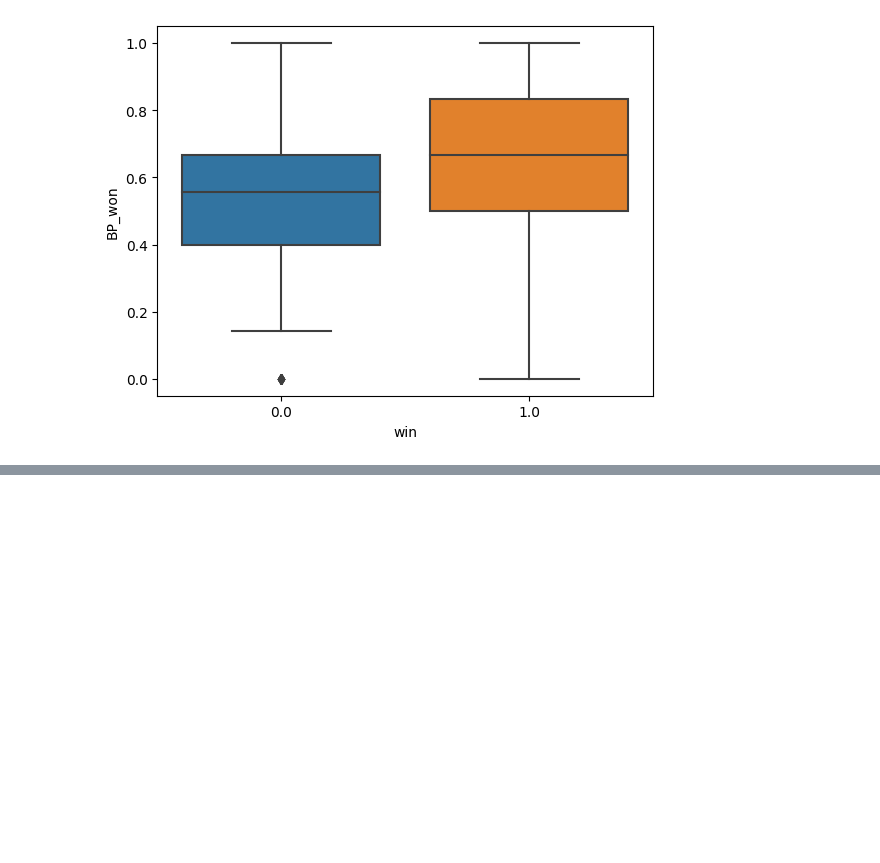
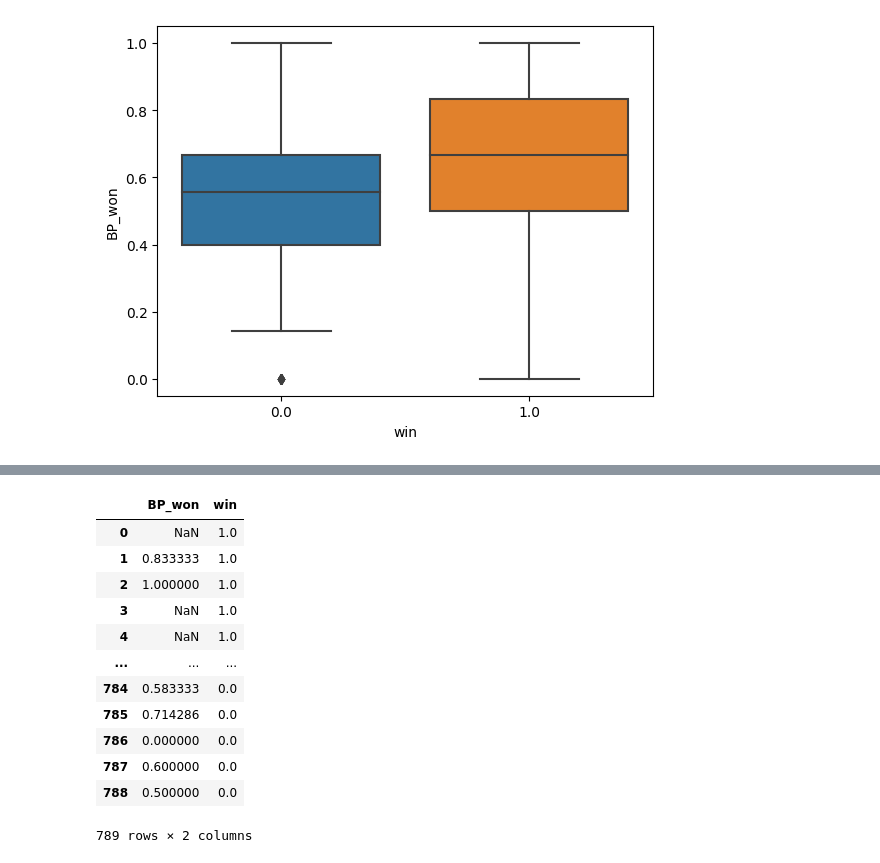
Before and after one commit to MarinaGrad/SF-data-science22, a Jupyter notebook: homework/Tennis_homework/tennis_notebook_MGHW.ipynb, the cells around one changed output, grey strips where cells are left out. Saved outputs shown, nothing was run; the diff lists cells and outputs as text; code cells hidden in the pictures; blank space fills up the shorter version.

```diff
--- a/homework/Tennis_homework/tennis_notebook_MGHW.ipynb
+++ b/homework/Tennis_homework/tennis_notebook_MGHW.ipynb
@@ -193,0 +235,2 @@ sns.boxplot(data=BP_data, x='win', y='BP_won')
+# %%
+sampras_bPwin = sampras_bPwin.rename(columns={0: 'BP_won'})
@@ -193,0 +244,17 @@ sns.boxplot(data=BP_data, x='win', y='BP_won')
+# %%
+BP_data_sampras = BP_data_sampras.reset_index(drop=True)
+BP_data_sampras
+# %% [output]
+|  | BP_won | win |
+| 0 | NaN | 1.0 |
+| 1 | 0.833333 | 1.0 |
+| 2 | 1.000000 | 1.0 |
+| 3 | NaN | 1.0 |
+| 4 | NaN | 1.0 |
+| ... | ... | ... |
+| 784 | 0.583333 | 0.0 |
+| 785 | 0.714286 | 0.0 |
+| 786 | 0.000000 | 0.0 |
+| 787 | 0.600000 | 0.0 |
+| 788 | 0.500000 | 0.0 |
+789 rows × 2 columns
```
Also changed, not shown: parts of 30 cells of this notebook.
